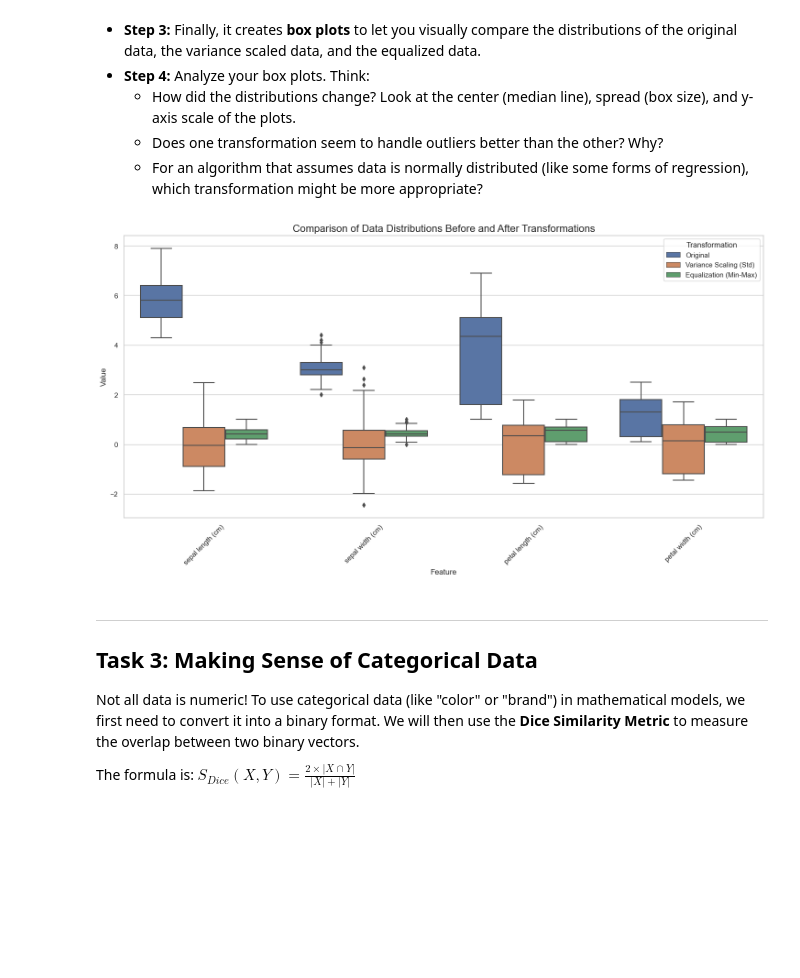
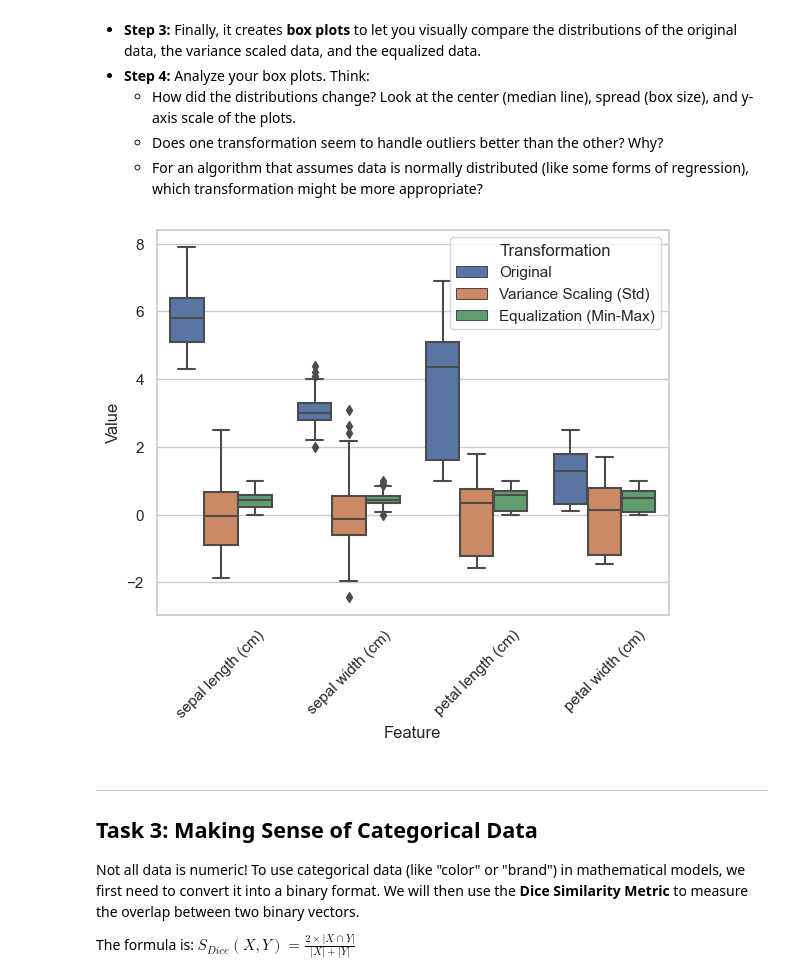
Before and after one commit to SteWey0/uef-data-mining, a Jupyter notebook: Code/topic_2/Exercise_2.ipynb, the cells around one changed output. Saved outputs shown, nothing was run; the diff lists cells and outputs as text; code cells hidden in the pictures; blank space fills up the shorter version.

Commit message:
v1 of env. data and preproc. finished

```diff
--- a/Code/topic_2/Exercise_2.ipynb
+++ b/Code/topic_2/Exercise_2.ipynb
@@ -142,31 +142,31 @@ Feature scaling ensures that all variables contribute more equally to a model's
 # %%
 # Step 1 & 2: Apply the transformations
 variance_scaler = StandardScaler()
 equalization_scaler = MinMaxScaler()
 
 df_variance_scaled = pd.DataFrame(variance_scaler.fit_transform(df), columns=df.columns)
 df_equalized = pd.DataFrame(equalization_scaler.fit_transform(df), columns=df.columns)
 
 # Step 3: Prepare data for plotting
 df_plot = df.melt(var_name='Feature', value_name='Value')
 df_plot['Transformation'] = 'Original'
 
 df_variance_plot = df_variance_scaled.melt(var_name='Feature', value_name='Value')
 df_variance_plot['Transformation'] = 'Variance Scaling (Std)'
 
 df_equalized_plot = df_equalized.melt(var_name='Feature', value_name='Value')
 df_equalized_plot['Transformation'] = 'Equalization (Min-Max)'
 
 combined_df_plot = pd.concat([df_plot, df_variance_plot, df_equalized_plot])
 
 # Create the visualization
-plt.figure(figsize=(18, 8))
+plt.figure(figsize=(6.6, 5))
 sns.boxplot(x='Feature', y='Value', hue='Transformation', data=combined_df_plot)
-plt.title('Comparison of Data Distributions Before and After Transformations', fontsize=16)
 plt.xticks(rotation=45)
+plt.savefig('../../LaTex/plots/e2_box.pdf', bbox_inches='tight')
 plt.show()
 # %% [output]
-[figure, old version]
+[figure, new version]
 # %% [markdown]
 ---
 ## Task 3: Making Sense of Categorical Data
```
Also changed, not shown: 3 other files.
